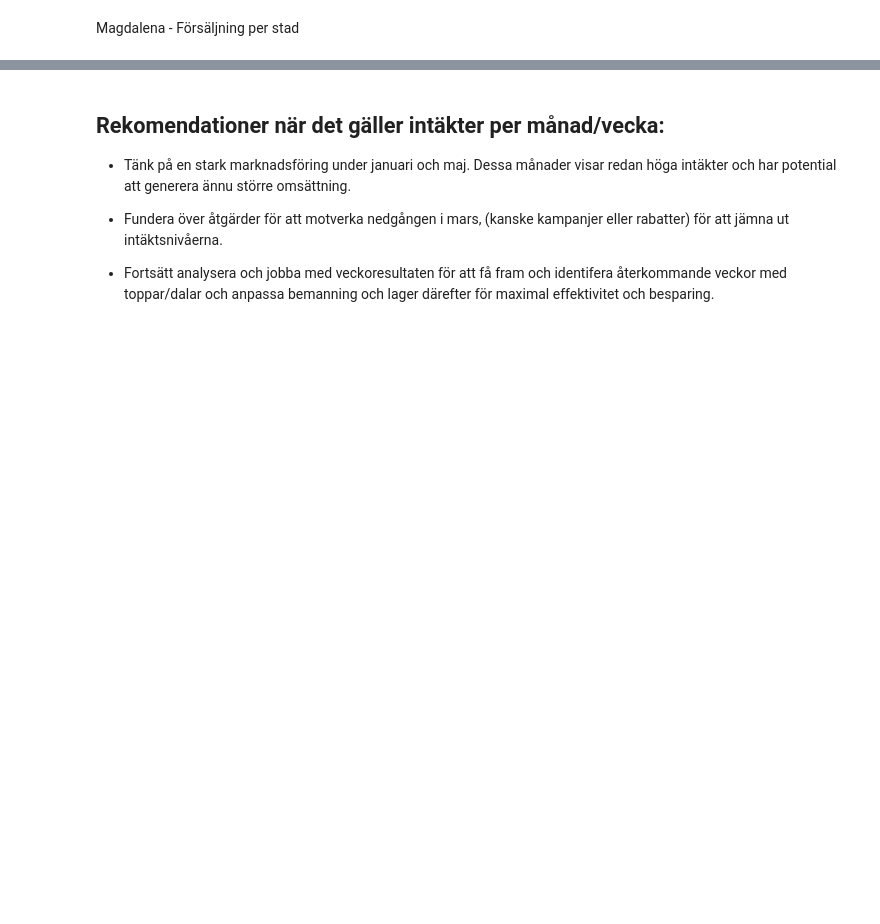
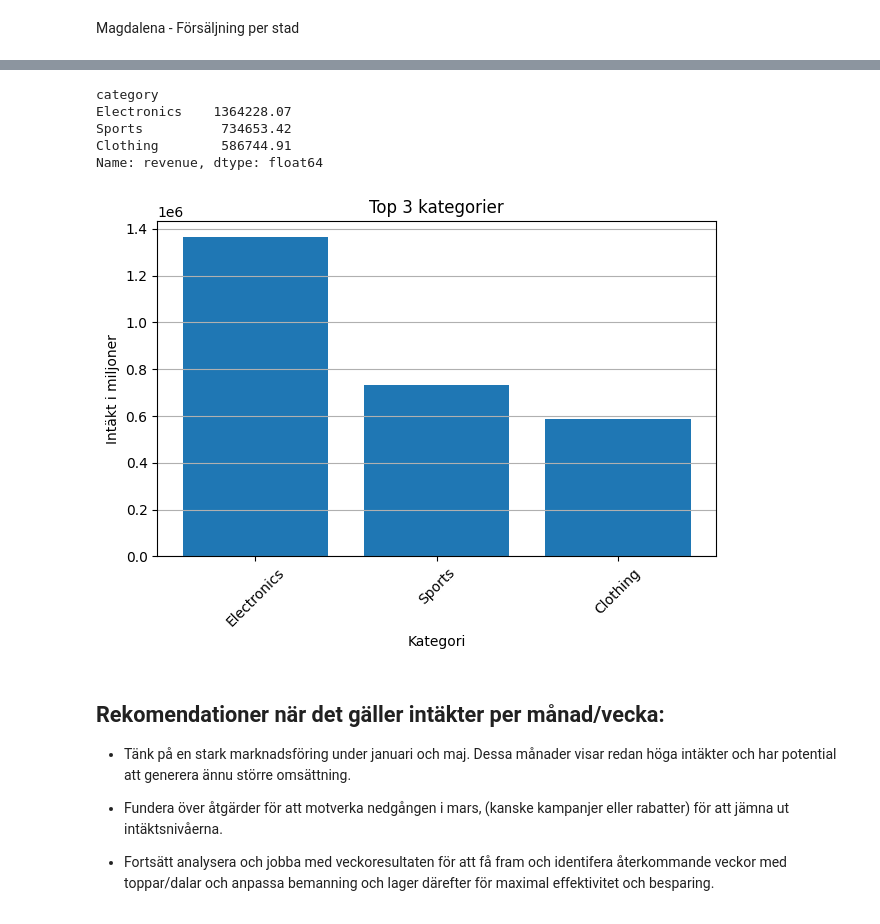
Before and after one commit to KevinCJohansson/E-handel-snabbrapport, a Jupyter notebook: notebooks/report.ipynb, the cells around one changed output, grey strips where cells are left out. Drawn from its saved outputs; the diff is of its cells as text; code cells hidden in the pictures; blank space fills up the shorter version.

```diff
--- a/notebooks/report.ipynb
+++ b/notebooks/report.ipynb
@@ -132,10 +142,30 @@ Name: revenue, dtype: float64
 # %%
 # tar ut de 3 produkterna med högst försäljningsvärde
 
-top_3 = df.groupby("category")["revenue"].sum()
-top_3 = top_3.sort_values(ascending=False).head(3)
+top_3 = df.groupby("category")["revenue"].sum() # grupperar och räknar ut totala summan/kategori
+top_3 = top_3.sort_values(ascending=False).head(3) # sorterar de tre kategorier med högst värden i fallande ordning, högst först.
 
-top_3.to_csv("top_3.csv")
+top_3.to_csv("top_3.csv") # gör till en csv-fil
+
+display(top_3)
+
+df = pd.read_csv("top_3.csv")
+
+fig, ax = plt.subplots() # skapar en graf med sepererade staplar för varje kategori
+ax.bar(df["category"], df["revenue"])
+ax.set_title("Top 3 kategorier")
+ax.set_xlabel("Kategori")
+ax.set_ylabel("Intäkt i miljoner")
+ax.grid(True, axis="y")
+plt.setp(ax.get_xticklabels(), rotation=45)
+plt.tight_layout()
+# %% [output]
+category
+Electronics    1364228.07
+Sports          734653.42
+Clothing        586744.91
+Name: revenue, dtype: float64
+[figure, added]
 # %% [markdown]
 ## Rekomendationer när det gäller intäkter per månad/vecka:
 
```
Also changed, not shown: parts of 1 cell of this notebook.
